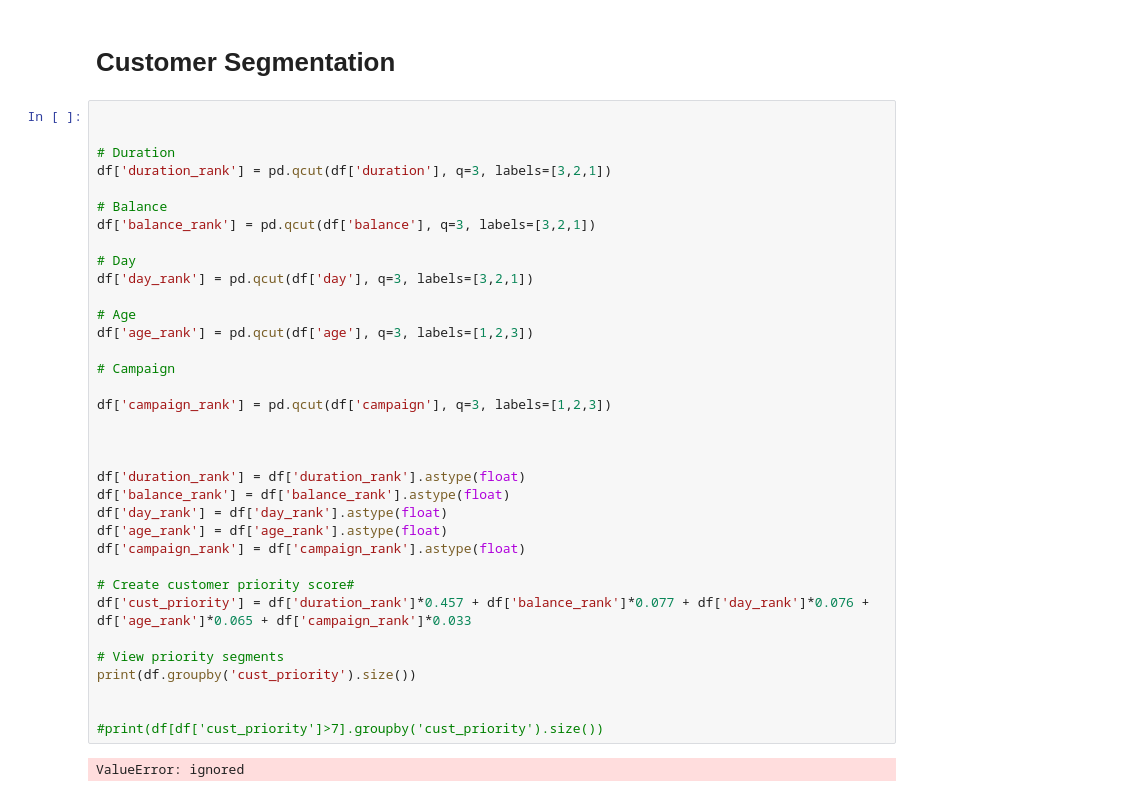
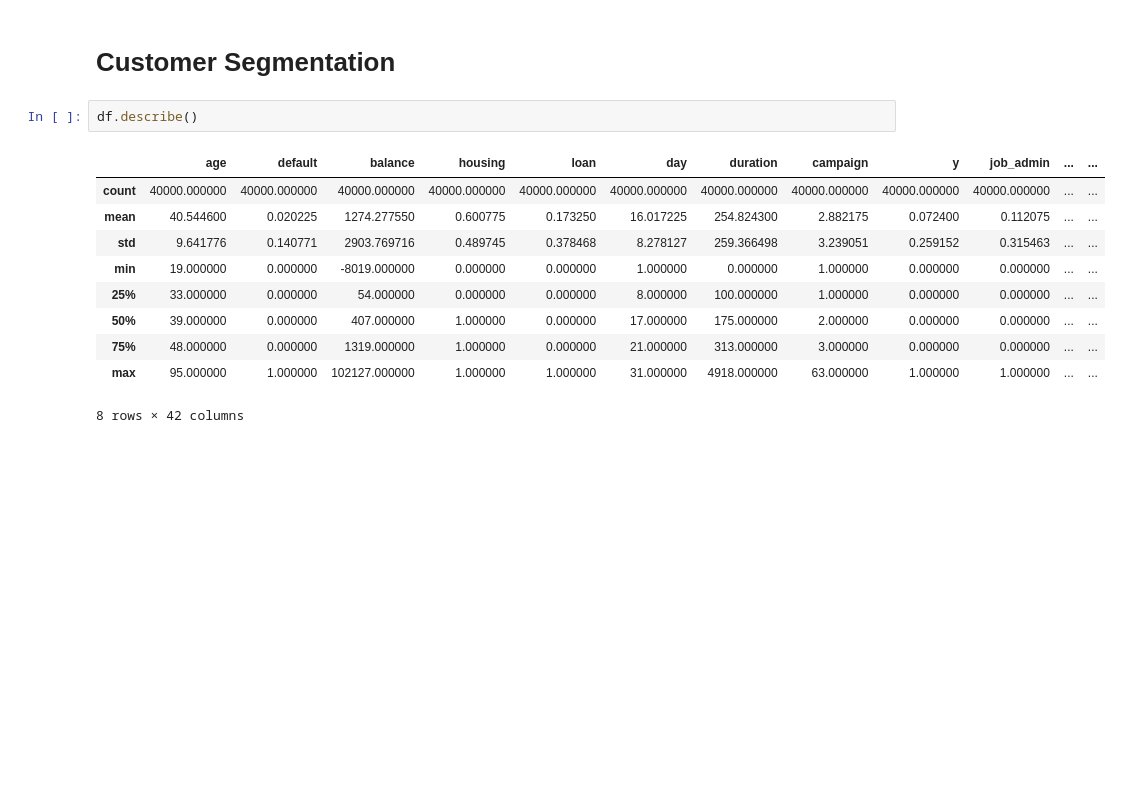
Before and after one commit to kuzhuppillil/4jwFB7LZrh7Mn9TT, a Jupyter notebook: Term_Deposit_Marketing.ipynb, the cells around one changed output. Drawn from its saved outputs; the diff is of its cells as text; blank space fills up the shorter version.

```diff
--- a/Term_Deposit_Marketing.ipynb
+++ b/Term_Deposit_Marketing.ipynb
@@ -781,40 +769,16 @@ print(feature_df.sort_values('importance', ascending=False))
 [figure]
 # %% [markdown]
 # **Customer Segmentation**
-# %%
-
-
-# Duration
-df['duration_rank'] = pd.qcut(df['duration'], q=3, labels=[3,2,1])
-
-# Balance
-df['balance_rank'] = pd.qcut(df['balance'], q=3, labels=[3,2,1])
-
-# Day
-df['day_rank'] = pd.qcut(df['day'], q=3, labels=[3,2,1])
-
-# Age
-df['age_rank'] = pd.qcut(df['age'], q=3, labels=[1,2,3])
-
-# Campaign
-
-df['campaign_rank'] = pd.qcut(df['campaign'], q=3, labels=[1,2,3])
-
-
-
-df['duration_rank'] = df['duration_rank'].astype(float)
-df['balance_rank'] = df['balance_rank'].astype(float)
-df['day_rank'] = df['day_rank'].astype(float)
-df['age_rank'] = df['age_rank'].astype(float)
-df['campaign_rank'] = df['campaign_rank'].astype(float)
-
-# Create customer priority score#
-df['cust_priority'] = df['duration_rank']*0.457 + df['balance_rank']*0.077 + df['day_rank']*0.076 + df['age_rank']*0.065 + df['campaign_rank']*0.033
-
-# View priority segments
-print(df.groupby('cust_priority').size())
-
-
-#print(df[df['cust_priority']>7].groupby('cust_priority').size())
-# %% [output]
-ValueError: ignored
+# %%
+df.describe()
+# %% [output]
+|  | age | default | balance | housing | loan | day | duration | campaign | y | job_admin | ... | ... |
+| count | 40000.000000 | 40000.000000 | 40000.000000 | 40000.000000 | 40000.000000 | 40000.000000 | 40000.000000 | 40000.000000 | 40000.000000 | 40000.000000 | ... | ... |
+| mean | 40.544600 | 0.020225 | 1274.277550 | 0.600775 | 0.173250 | 16.017225 | 254.824300 | 2.882175 | 0.072400 | 0.112075 | ... | ... |
+| std | 9.641776 | 0.140771 | 2903.769716 | 0.489745 | 0.378468 | 8.278127 | 259.366498 | 3.239051 | 0.259152 | 0.315463 | ... | ... |
+| min | 19.000000 | 0.000000 | -8019.000000 | 0.000000 | 0.000000 | 1.000000 | 0.000000 | 1.000000 | 0.000000 | 0.000000 | ... | ... |
+| 25% | 33.000000 | 0.000000 | 54.000000 | 0.000000 | 0.000000 | 8.000000 | 100.000000 | 1.000000 | 0.000000 | 0.000000 | ... | ... |
+| 50% | 39.000000 | 0.000000 | 407.000000 | 1.000000 | 0.000000 | 17.000000 | 175.000000 | 2.000000 | 0.000000 | 0.000000 | ... | ... |
+| 75% | 48.000000 | 0.000000 | 1319.000000 | 1.000000 | 0.000000 | 21.000000 | 313.000000 | 3.000000 | 0.000000 | 0.000000 | ... | ... |
+| max | 95.000000 | 1.000000 | 102127.000000 | 1.000000 | 1.000000 | 31.000000 | 4918.000000 | 63.000000 | 1.000000 | 1.000000 | ... | ... |
+8 rows × 42 columns
```
Also changed, not shown: parts of 34 cells of this notebook.
